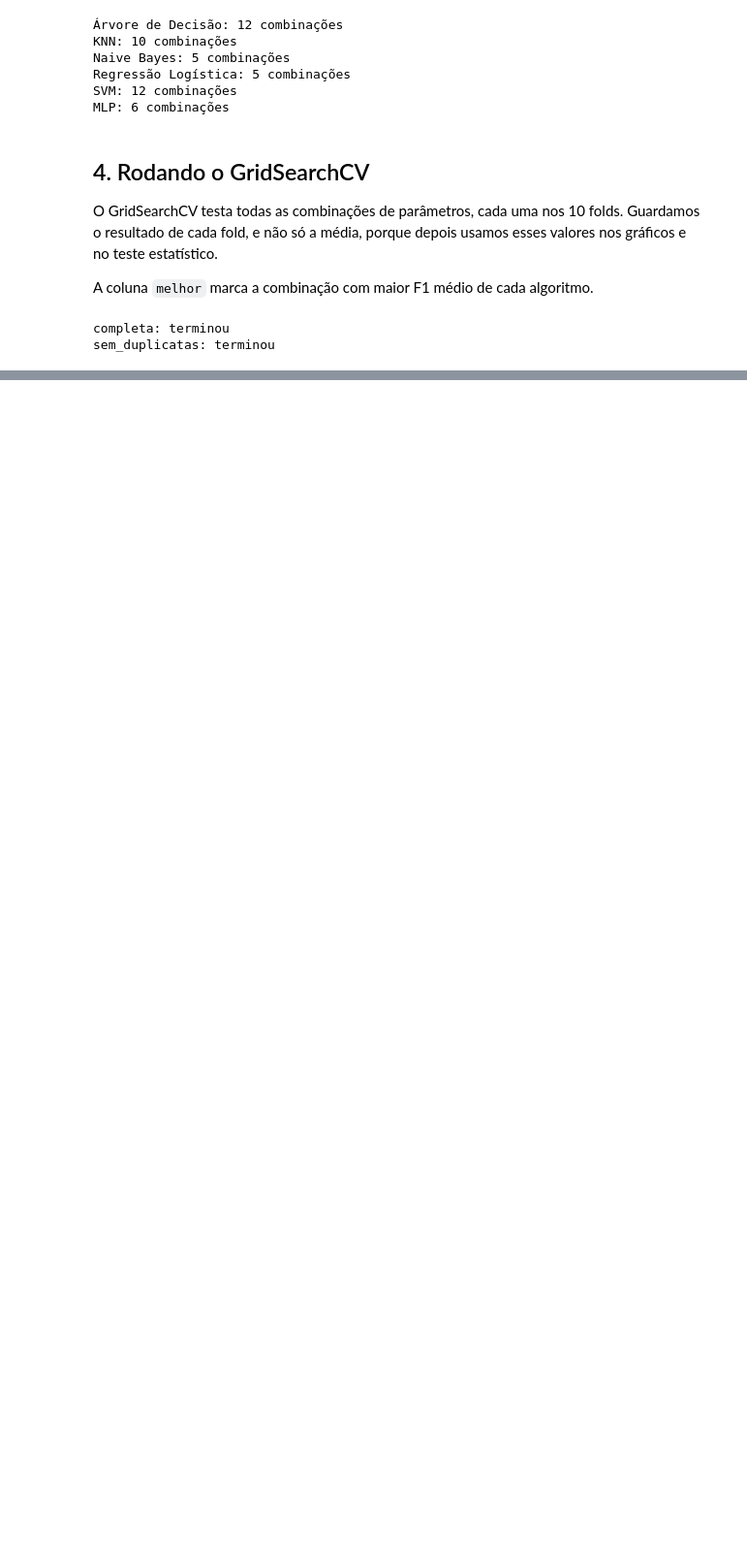
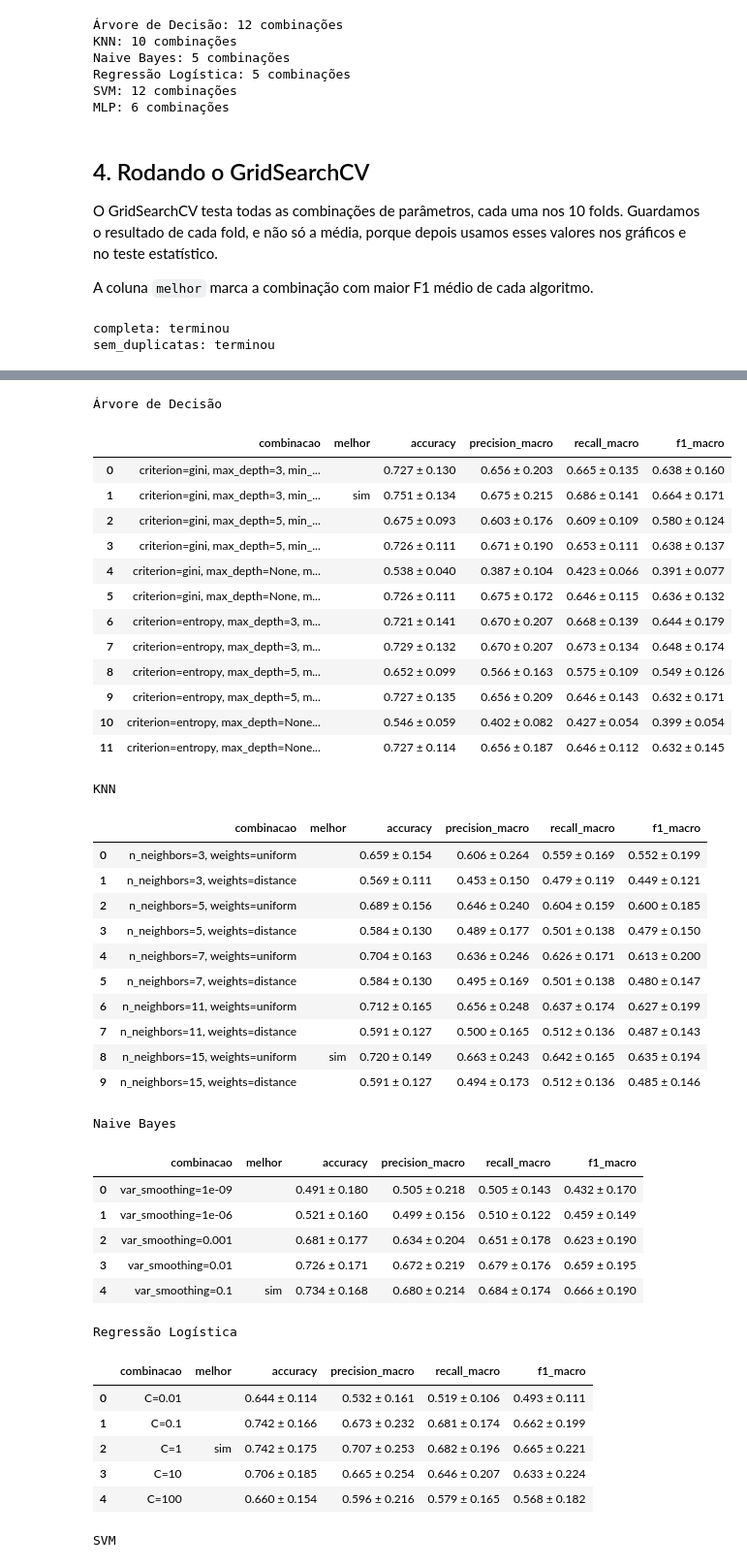
Before and after one commit to FelipeBert/sleep-health, a Jupyter notebook: projeto_experimentos.ipynb, the cells around one changed output, grey strips where cells are left out. Shown at 97% size. Drawn from its saved outputs; the diff is of its cells as text; code cells hidden in the pictures; blank space fills up the shorter version.

```diff
--- a/projeto_experimentos.ipynb
+++ b/projeto_experimentos.ipynb
@@ -256,0 +353,46 @@ sem_duplicatas: terminou
+# %%
+for nome in experimentos:
+    print(nome)
+    display(formatar(tabelas["sem_duplicatas"].query("algoritmo == @nome")).drop(columns="algoritmo").reset_index(drop=True))
+# %% [output]
+Árvore de Decisão
+|  | combinacao | melhor | accuracy | precision_macro | recall_macro | f1_macro |
+| 0 | criterion=gini, max_depth=3, min_... |  | 0.727 ± 0.130 | 0.656 ± 0.203 | 0.665 ± 0.135 | 0.638 ± 0.160 |
+| 1 | criterion=gini, max_depth=3, min_... | sim | 0.751 ± 0.134 | 0.675 ± 0.215 | 0.686 ± 0.141 | 0.664 ± 0.171 |
+| 2 | criterion=gini, max_depth=5, min_... |  | 0.675 ± 0.093 | 0.603 ± 0.176 | 0.609 ± 0.109 | 0.580 ± 0.124 |
+| 3 | criterion=gini, max_depth=5, min_... |  | 0.726 ± 0.111 | 0.671 ± 0.190 | 0.653 ± 0.111 | 0.638 ± 0.137 |
+| 4 | criterion=gini, max_depth=None, m... |  | 0.538 ± 0.040 | 0.387 ± 0.104 | 0.423 ± 0.066 | 0.391 ± 0.077 |
+| 5 | criterion=gini, max_depth=None, m... |  | 0.726 ± 0.111 | 0.675 ± 0.172 | 0.646 ± 0.115 | 0.636 ± 0.132 |
+| 6 | criterion=entropy, max_depth=3, m... |  | 0.721 ± 0.141 | 0.670 ± 0.207 | 0.668 ± 0.139 | 0.644 ± 0.179 |
+| 7 | criterion=entropy, max_depth=3, m... |  | 0.729 ± 0.132 | 0.670 ± 0.207 | 0.673 ± 0.134 | 0.648 ± 0.174 |
+| 8 | criterion=entropy, max_depth=5, m... |  | 0.652 ± 0.099 | 0.566 ± 0.163 | 0.575 ± 0.109 | 0.549 ± 0.126 |
+| 9 | criterion=entropy, max_depth=5, m... |  | 0.727 ± 0.135 | 0.656 ± 0.209 | 0.646 ± 0.143 | 0.632 ± 0.171 |
+| 10 | criterion=entropy, max_depth=None... |  | 0.546 ± 0.059 | 0.402 ± 0.082 | 0.427 ± 0.054 | 0.399 ± 0.054 |
+| 11 | criterion=entropy, max_depth=None... |  | 0.727 ± 0.114 | 0.656 ± 0.187 | 0.646 ± 0.112 | 0.632 ± 0.145 |
+KNN
+|  | combinacao | melhor | accuracy | precision_macro | recall_macro | f1_macro |
+| 0 | n_neighbors=3, weights=uniform |  | 0.659 ± 0.154 | 0.606 ± 0.264 | 0.559 ± 0.169 | 0.552 ± 0.199 |
+| 1 | n_neighbors=3, weights=distance |  | 0.569 ± 0.111 | 0.453 ± 0.150 | 0.479 ± 0.119 | 0.449 ± 0.121 |
+| 2 | n_neighbors=5, weights=uniform |  | 0.689 ± 0.156 | 0.646 ± 0.240 | 0.604 ± 0.159 | 0.600 ± 0.185 |
+| 3 | n_neighbors=5, weights=distance |  | 0.584 ± 0.130 | 0.489 ± 0.177 | 0.501 ± 0.138 | 0.479 ± 0.150 |
+| 4 | n_neighbors=7, weights=uniform |  | 0.704 ± 0.163 | 0.636 ± 0.246 | 0.626 ± 0.171 | 0.613 ± 0.200 |
+| 5 | n_neighbors=7, weights=distance |  | 0.584 ± 0.130 | 0.495 ± 0.169 | 0.501 ± 0.138 | 0.480 ± 0.147 |
+| 6 | n_neighbors=11, weights=uniform |  | 0.712 ± 0.165 | 0.656 ± 0.248 | 0.637 ± 0.174 | 0.627 ± 0.199 |
+| 7 | n_neighbors=11, weights=distance |  | 0.591 ± 0.127 | 0.500 ± 0.165 | 0.512 ± 0.136 | 0.487 ± 0.143 |
+| 8 | n_neighbors=15, weights=uniform | sim | 0.720 ± 0.149 | 0.663 ± 0.243 | 0.642 ± 0.165 | 0.635 ± 0.194 |
+| 9 | n_neighbors=15, weights=distance |  | 0.591 ± 0.127 | 0.494 ± 0.173 | 0.512 ± 0.136 | 0.485 ± 0.146 |
+Naive Bayes
+|  | combinacao | melhor | accuracy | precision_macro | recall_macro | f1_macro |
+| 0 | var_smoothing=1e-09 |  | 0.491 ± 0.180 | 0.505 ± 0.218 | 0.505 ± 0.143 | 0.432 ± 0.170 |
+| 1 | var_smoothing=1e-06 |  | 0.521 ± 0.160 | 0.499 ± 0.156 | 0.510 ± 0.122 | 0.459 ± 0.149 |
+| 2 | var_smoothing=0.001 |  | 0.681 ± 0.177 | 0.634 ± 0.204 | 0.651 ± 0.178 | 0.623 ± 0.190 |
+| 3 | var_smoothing=0.01 |  | 0.726 ± 0.171 | 0.672 ± 0.219 | 0.679 ± 0.176 | 0.659 ± 0.195 |
+| 4 | var_smoothing=0.1 | sim | 0.734 ± 0.168 | 0.680 ± 0.214 | 0.684 ± 0.174 | 0.666 ± 0.190 |
+Regressão Logística
+|  | combinacao | melhor | accuracy | precision_macro | recall_macro | f1_macro |
+| 0 | C=0.01 |  | 0.644 ± 0.114 | 0.532 ± 0.161 | 0.519 ± 0.106 | 0.493 ± 0.111 |
+| 1 | C=0.1 |  | 0.742 ± 0.166 | 0.673 ± 0.232 | 0.681 ± 0.174 | 0.662 ± 0.199 |
+| 2 | C=1 | sim | 0.742 ± 0.175 | 0.707 ± 0.253 | 0.682 ± 0.196 | 0.665 ± 0.221 |
+| 3 | C=10 |  | 0.706 ± 0.185 | 0.665 ± 0.254 | 0.646 ± 0.207 | 0.633 ± 0.224 |
+| 4 | C=100 |  | 0.660 ± 0.154 | 0.596 ± 0.216 | 0.579 ± 0.165 | 0.568 ± 0.182 |
+SVM
```
Also changed, not shown: parts of 6 cells of this notebook, 2 other files.
